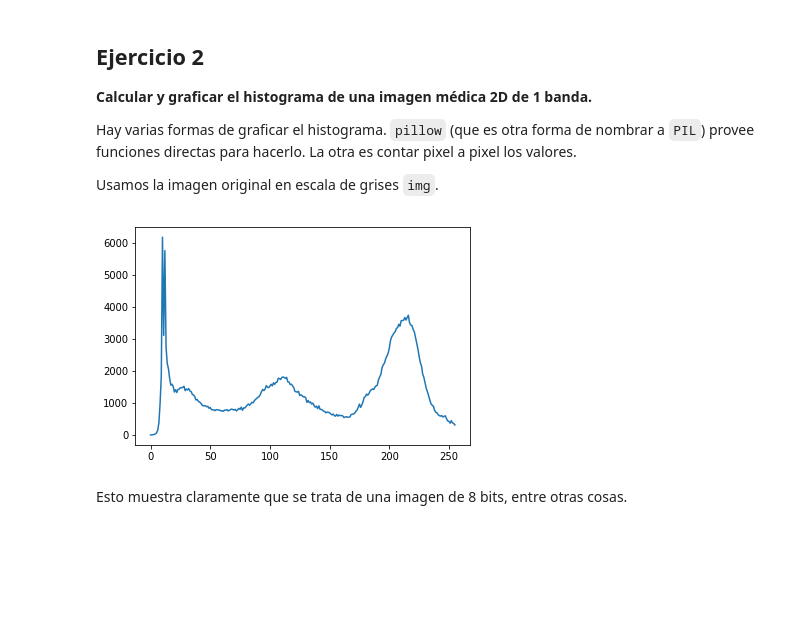
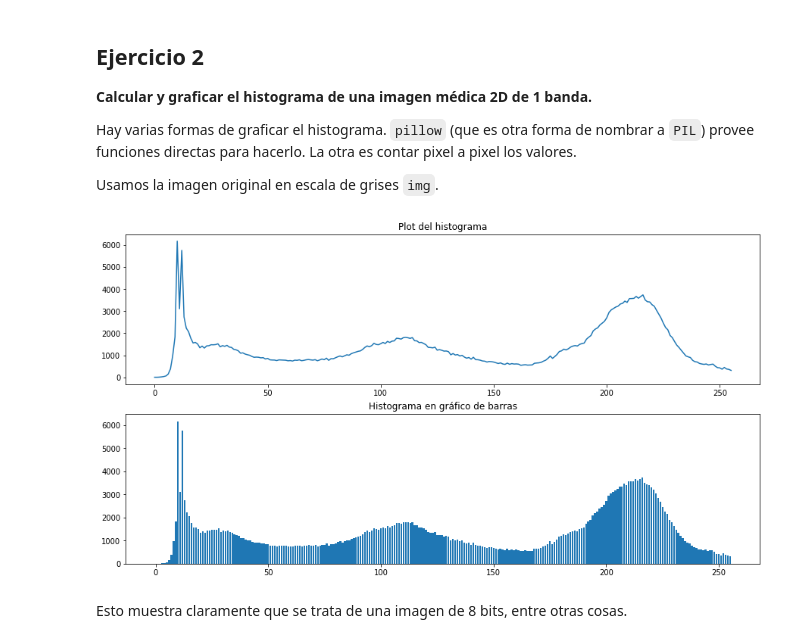
Before and after one commit to pap84/cim-practicos, a Jupyter notebook: Trabajo Practico 1.ipynb, the cells around one changed output. Drawn from its saved outputs; the diff is of its cells as text; code cells hidden in the pictures; blank space fills up the shorter version.

```diff
--- a/Trabajo Practico 1.ipynb
+++ b/Trabajo Practico 1.ipynb
@@ -74,11 +74,17 @@ plt.show()
 Hay varias formas de graficar el histograma. `pillow` (que es otra forma de nombrar a `PIL`) provee funciones directas para hacerlo. La otra es contar pixel a pixel los valores.
 
 Usamos la imagen original en escala de grises `img`.
-# %%
-plt.plot(img.histogram())
-plt.show()
-# %% [output]
-[figure, removed]
+# %%
+fig = plt.figure(figsize=(15,8))
+ax1 = plt.subplot(211)
+ax2 = plt.subplot(212)
+ax1.plot(img.histogram())
+ax2.bar(range(256), img.histogram())
+ax1.set_title(u'Plot del histograma')
+ax2.set_title(u'Histograma en gráfico de barras')
+plt.show()
+# %% [output]
+[figure, added]
 # %% [markdown]
 Esto muestra claramente que se trata de una imagen de 8 bits, entre otras cosas.
 # %% [markdown]
```
Also changed, not shown: parts of 1 cell of this notebook, 2 other files.
